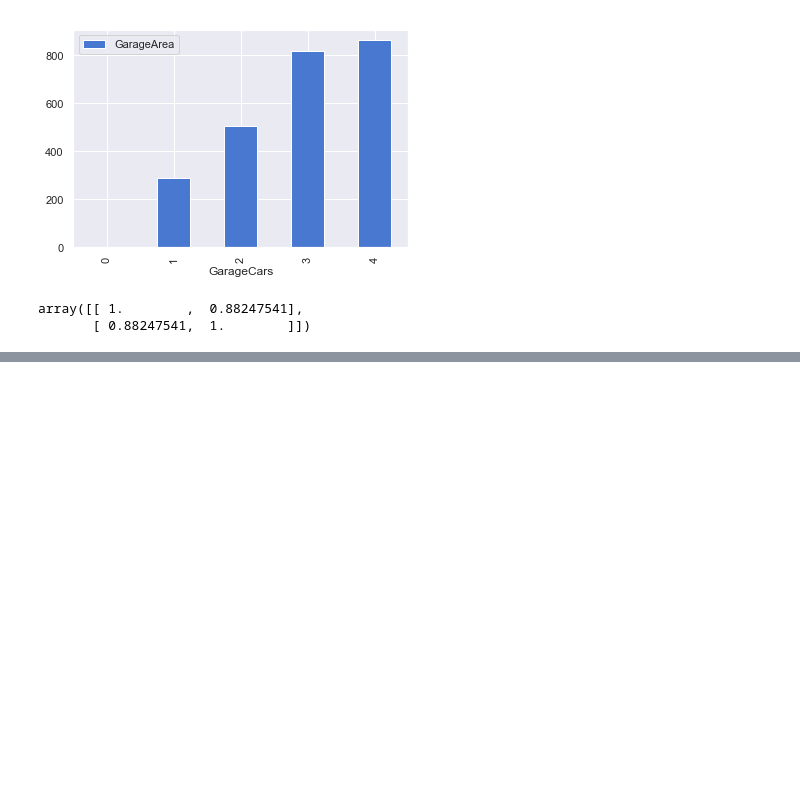
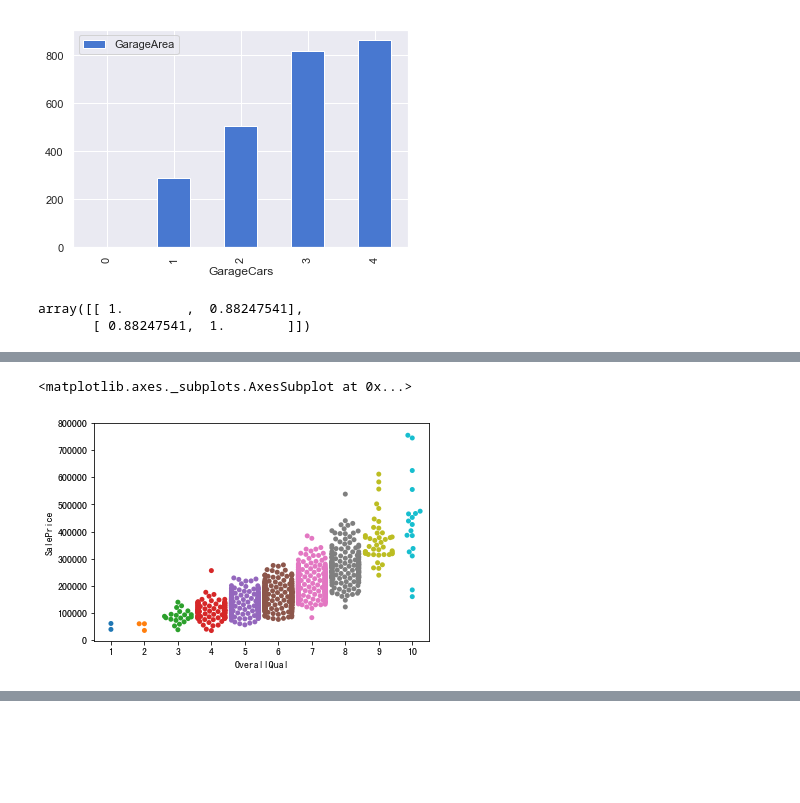
Before and after one commit to appke/DeepLearning-TensorFlow, a Jupyter notebook: ex01-项目实战/kk03-相关性分析.ipynb, the cells around one changed output, grey strips where cells are left out. Drawn from its saved outputs; the diff is of its cells as text; code cells hidden in the pictures; blank space fills up the shorter version.

```diff
--- a/ex01-项目实战/kk03-相关性分析.ipynb
+++ b/ex01-项目实战/kk03-相关性分析.ipynb
@@ -85,0 +91,5 @@ array([[ 1.        ,  0.88247541],
+# %%
+sns.swarmplot('OverallQual', 'SalePrice', data=train)
+# %% [output]
+<matplotlib.axes._subplots.AxesSubplot at 0x...>
+[figure, added]
```
Also changed, not shown: parts of 6 cells of this notebook, 1 other file.
